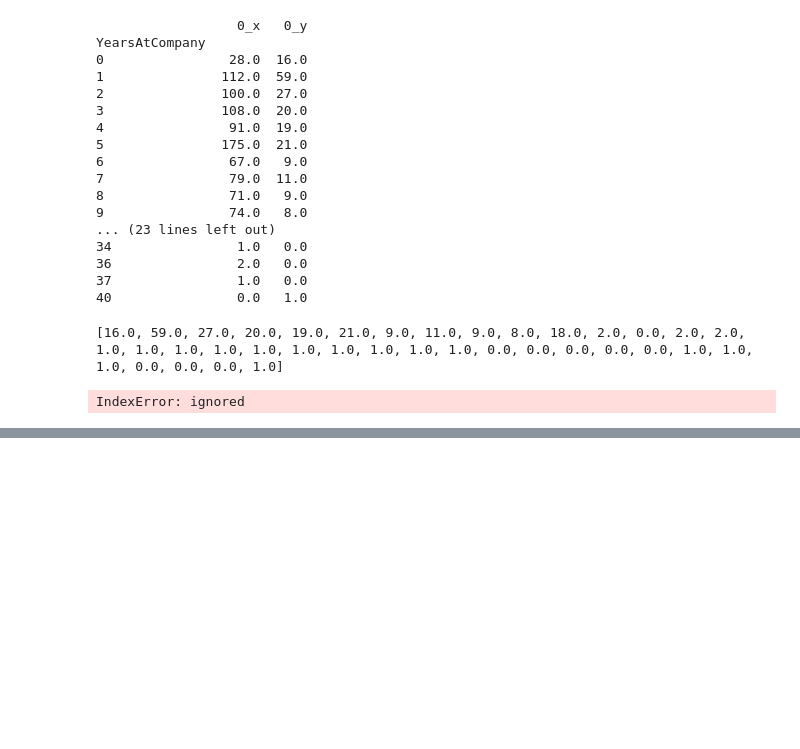
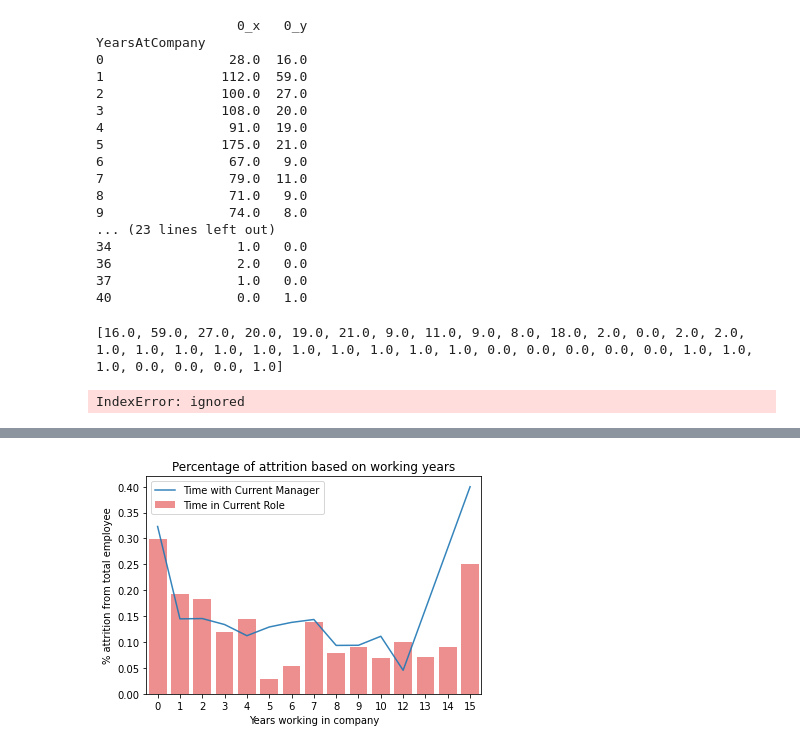
Before and after one commit to Wincenttjoi/employee-data-visualization, a Jupyter notebook: DAO2702code.ipynb, the cells around one changed output, grey strips where cells are left out. Drawn from its saved outputs; the diff is of its cells as text; code cells hidden in the pictures; blank space fills up the shorter version.

```diff
--- a/DAO2702code.ipynb
+++ b/DAO2702code.ipynb
@@ -249,0 +256,36 @@ plt.show()
+# %%
+fig, ax = plt.subplots()
+
+# Years with Current Manager
+# total
+total_cm = df.groupby('YearsWithCurrManager')['Attrition'].count()
+
+# attrition only
+cond = df['Attrition'] == 'Yes'
+temp_cm = df.loc[cond, 'YearsWithCurrManager']
+temp_cm = temp_cm.groupby(temp_cm.values).count()
+prop_cm = temp_cm / total_cm
+prop_cm = prop_cm.dropna()
+sns.lineplot(data=prop_cm, x=prop_cm.index, y=prop_cm.values, label="Time with Current Manager", alpha=0.9)
+
+
+# Years in Current Role
+# total
+total_cr = df.groupby('YearsInCurrentRole')['Attrition'].count()
+
+# attrition only
+temp_cr = df.loc[cond, 'YearsInCurrentRole']
+temp_cr = temp_cr.groupby(temp_cr.values).count()
+prop_cr = temp_cr / total_cr
+prop_cr = prop_cr.dropna()
+sns.barplot(data=prop_cr, x=prop_cr.index, y=prop_cr.values, order=prop_cr,label="Time in Current Role", color='red', alpha=0.5)
+
+
+ax.set_xticklabels(prop_cr.index, fontsize=10)
+ax.legend()
+plt.title('Percentage of attrition based on working years')
+plt.ylabel('% attrition from total employee', fontsize=10)
+plt.xlabel('Years working in company')
+plt.show()
+# %% [output]
+[figure, added]
```
Also changed, not shown: parts of 6 cells of this notebook.
